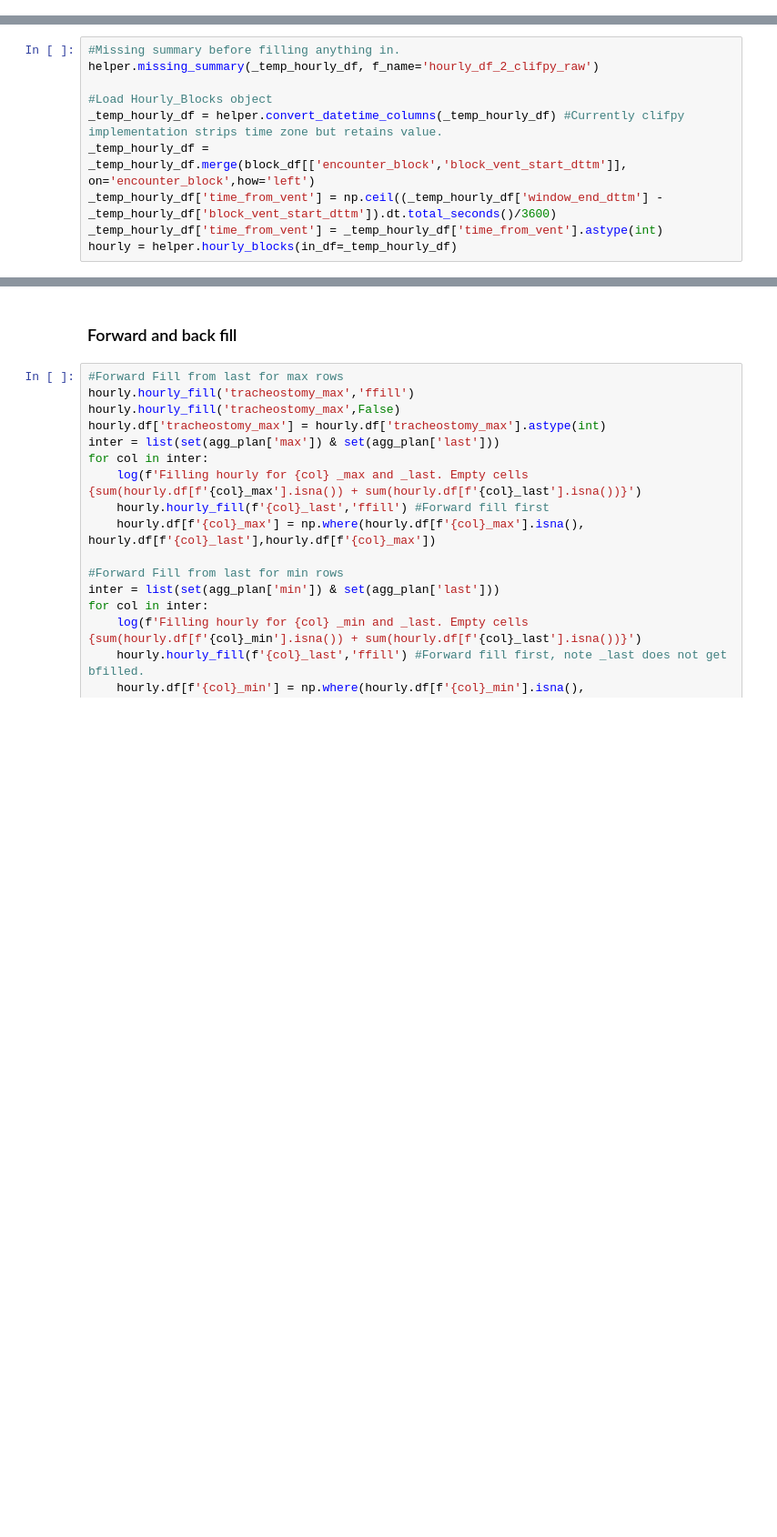
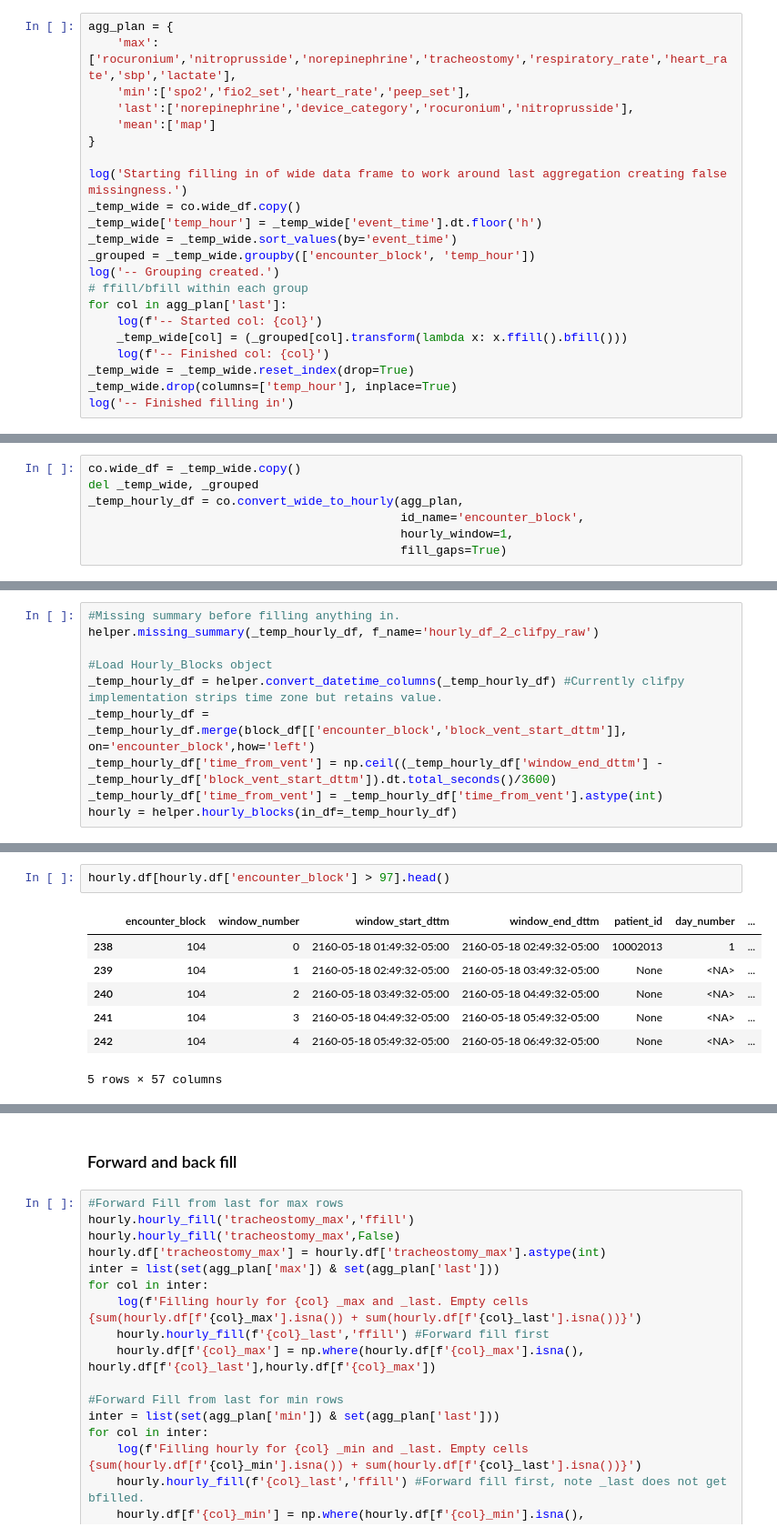
Before and after one commit to rottaro/CLIF-pt-consult-order-tte, a Jupyter notebook: code/2_data_gathering.ipynb, the cells around one changed output, grey strips where cells are left out. Shown at 91% size. Saved outputs shown, nothing was run; the diff lists cells and outputs as text; blank space fills up the shorter version.

Commit message:
Fixed missing VFD values due to wide_to_hourly clifpy function causing false missingness when using LAST.

```diff
--- a/code/2_data_gathering.ipynb
+++ b/code/2_data_gathering.ipynb
@@ -962,0 +825,22 @@ _temp_hourly_df = co.convert_wide_to_hourly(agg_plan,
+# %%
+agg_plan = {
+    'max':['rocuronium','nitroprusside','norepinephrine','tracheostomy','respiratory_rate','heart_rate','sbp','lactate'],
+    'min':['spo2','fio2_set','heart_rate','peep_set'],
+    'last':['norepinephrine','device_category','rocuronium','nitroprusside'],
+    'mean':['map']
+}
+
+log('Starting filling in of wide data frame to work around last aggregation creating false missingness.')
+_temp_wide = co.wide_df.copy()
+_temp_wide['temp_hour'] = _temp_wide['event_time'].dt.floor('h')
+_temp_wide = _temp_wide.sort_values(by='event_time')
+_grouped = _temp_wide.groupby(['encounter_block', 'temp_hour'])
+log('-- Grouping created.')
+# ffill/bfill within each group
+for col in agg_plan['last']:
+    log(f'-- Started col: {col}')
+    _temp_wide[col] = (_grouped[col].transform(lambda x: x.ffill().bfill()))
+    log(f'-- Finished col: {col}')
+_temp_wide = _temp_wide.reset_index(drop=True)
+_temp_wide.drop(columns=['temp_hour'], inplace=True)
+log('-- Finished filling in')
@@ -962,0 +865,7 @@ _temp_hourly_df = co.convert_wide_to_hourly(agg_plan,
+# %%
+co.wide_df = _temp_wide.copy()
+del _temp_wide, _grouped
+_temp_hourly_df = co.convert_wide_to_hourly(agg_plan,
+                                            id_name='encounter_block',
+                                            hourly_window=1,
+                                            fill_gaps=True)
@@ -993,0 +1057,10 @@ hourly = helper.hourly_blocks(in_df=_temp_hourly_df)
+# %%
+hourly.df[hourly.df['encounter_block'] > 97].head()
+# %% [output]
+|  | encounter_block | window_number | window_start_dttm | window_end_dttm | patient_id | day_number | ... |
+| 238 | 104 | 0 | 2160-05-18 01:49:32-05:00 | 2160-05-18 02:49:32-05:00 | 10002013 | 1 | ... |
+| 239 | 104 | 1 | 2160-05-18 02:49:32-05:00 | 2160-05-18 03:49:32-05:00 | None | <NA> | ... |
+| 240 | 104 | 2 | 2160-05-18 03:49:32-05:00 | 2160-05-18 04:49:32-05:00 | None | <NA> | ... |
+| 241 | 104 | 3 | 2160-05-18 04:49:32-05:00 | 2160-05-18 05:49:32-05:00 | None | <NA> | ... |
+| 242 | 104 | 4 | 2160-05-18 05:49:32-05:00 | 2160-05-18 06:49:32-05:00 | None | <NA> | ... |
+5 rows × 57 columns
```
Also changed, not shown: parts of 12 cells of this notebook, 7 other files.
